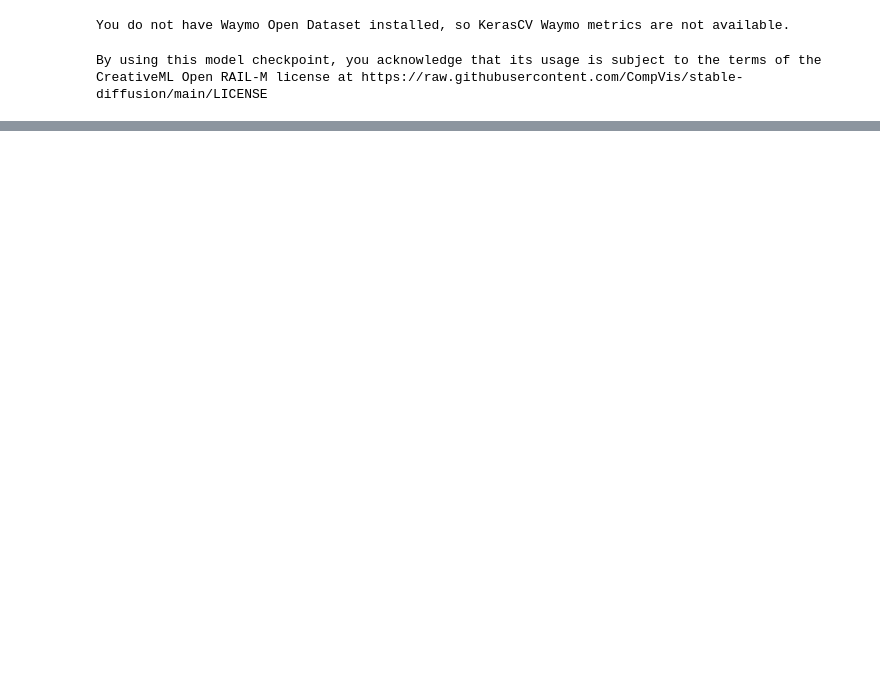
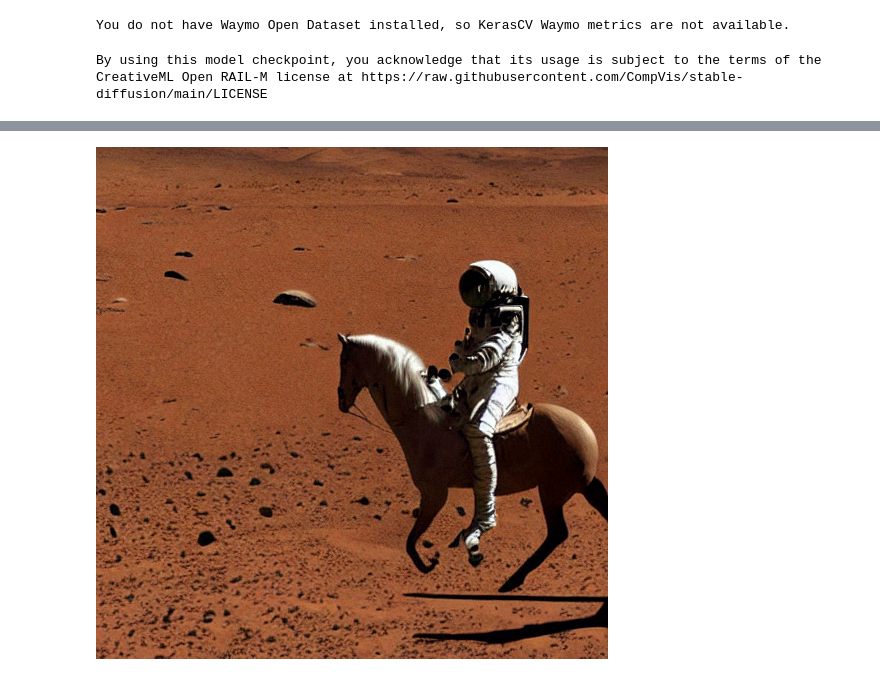
Before and after one commit to freedomtan/keras_cv_stable_diffusion_to_tflite, a Jupyter notebook: text_to_image_using_converted_tflite_models_dynamic.ipynb, the cells around one changed output, grey strips where cells are left out. Cells and saved outputs as stored; diff of their text form; code cells hidden in the pictures; blank space fills up the shorter version.

```diff
--- a/text_to_image_using_converted_tflite_models_dynamic.ipynb
+++ b/text_to_image_using_converted_tflite_models_dynamic.ipynb
@@ -224,0 +225,4 @@ Image.fromarray(tf.squeeze(f).numpy())
+# %%
+Image.fromarray(tf.squeeze(f[1]).numpy())
+# %% [output]
+[figure, added]
```
Also changed, not shown: parts of 4 cells of this notebook.
